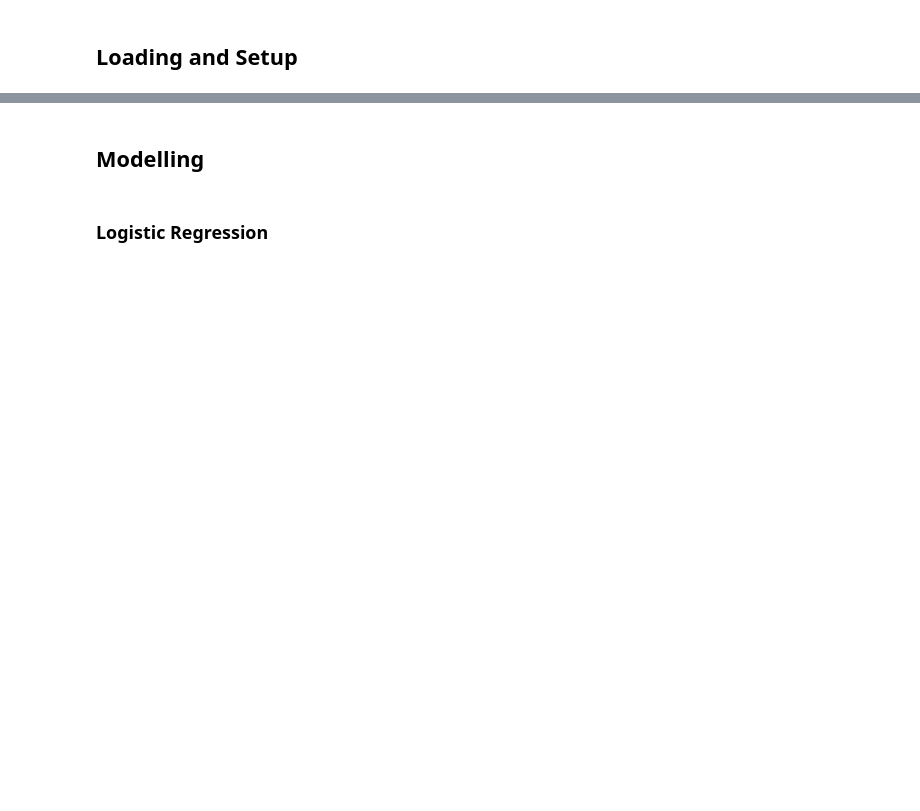
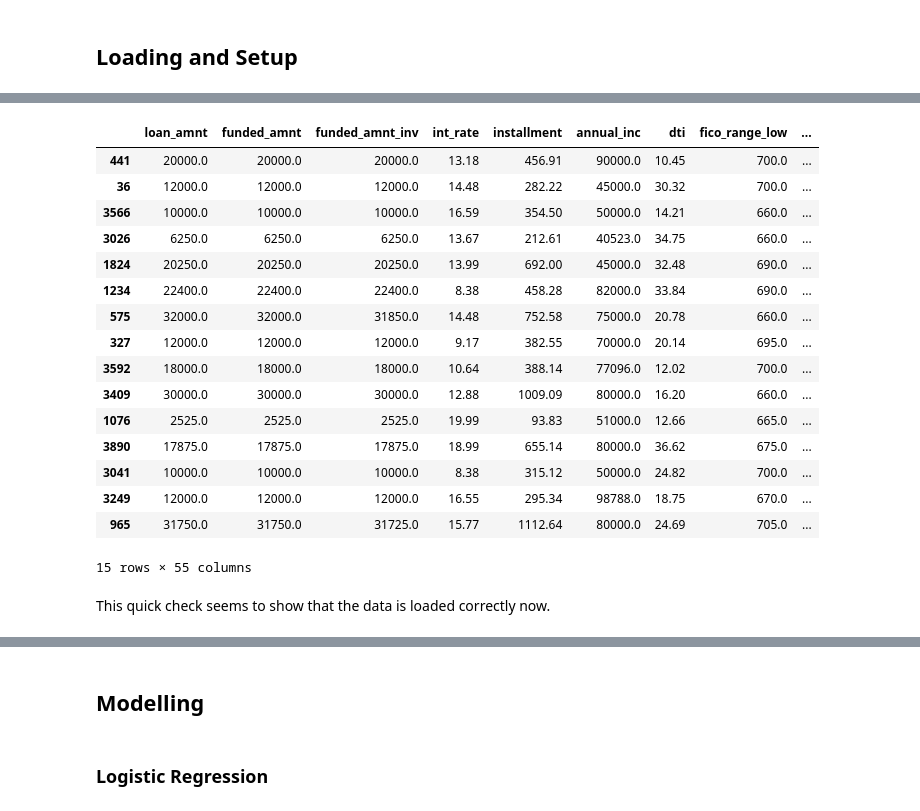
Before and after one commit to rachellliao/loan-default-prediction, a Jupyter notebook: modelling.ipynb, the cells around one changed output, grey strips where cells are left out. Saved outputs shown, nothing was run; the diff lists cells and outputs as text; code cells hidden in the pictures; blank space fills up the shorter version.

```diff
--- a/modelling.ipynb
+++ b/modelling.ipynb
@@ -23,0 +133,23 @@ df = pd.read_parquet('dataset/cleaned_data_after_eda.parquet')
+# %%
+# Randomly sample 15 rows from the test data
+df_test.sample(15)
+# %% [output]
+|  | loan_amnt | funded_amnt | funded_amnt_inv | int_rate | installment | annual_inc | dti | fico_range_low | ... |
+| 441 | 20000.0 | 20000.0 | 20000.0 | 13.18 | 456.91 | 90000.0 | 10.45 | 700.0 | ... |
+| 36 | 12000.0 | 12000.0 | 12000.0 | 14.48 | 282.22 | 45000.0 | 30.32 | 700.0 | ... |
+| 3566 | 10000.0 | 10000.0 | 10000.0 | 16.59 | 354.50 | 50000.0 | 14.21 | 660.0 | ... |
+| 3026 | 6250.0 | 6250.0 | 6250.0 | 13.67 | 212.61 | 40523.0 | 34.75 | 660.0 | ... |
+| 1824 | 20250.0 | 20250.0 | 20250.0 | 13.99 | 692.00 | 45000.0 | 32.48 | 690.0 | ... |
+| 1234 | 22400.0 | 22400.0 | 22400.0 | 8.38 | 458.28 | 82000.0 | 33.84 | 690.0 | ... |
+| 575 | 32000.0 | 32000.0 | 31850.0 | 14.48 | 752.58 | 75000.0 | 20.78 | 660.0 | ... |
+| 327 | 12000.0 | 12000.0 | 12000.0 | 9.17 | 382.55 | 70000.0 | 20.14 | 695.0 | ... |
+| 3592 | 18000.0 | 18000.0 | 18000.0 | 10.64 | 388.14 | 77096.0 | 12.02 | 700.0 | ... |
+| 3409 | 30000.0 | 30000.0 | 30000.0 | 12.88 | 1009.09 | 80000.0 | 16.20 | 660.0 | ... |
+| 1076 | 2525.0 | 2525.0 | 2525.0 | 19.99 | 93.83 | 51000.0 | 12.66 | 665.0 | ... |
+| 3890 | 17875.0 | 17875.0 | 17875.0 | 18.99 | 655.14 | 80000.0 | 36.62 | 675.0 | ... |
+| 3041 | 10000.0 | 10000.0 | 10000.0 | 8.38 | 315.12 | 50000.0 | 24.82 | 700.0 | ... |
+| 3249 | 12000.0 | 12000.0 | 12000.0 | 16.55 | 295.34 | 98788.0 | 18.75 | 670.0 | ... |
+| 965 | 31750.0 | 31750.0 | 31725.0 | 15.77 | 1112.64 | 80000.0 | 24.69 | 705.0 | ... |
+15 rows × 55 columns
+# %% [markdown]
+This quick check seems to show that the data is loaded correctly now.
```
Also changed, not shown: parts of 26 cells of this notebook.
